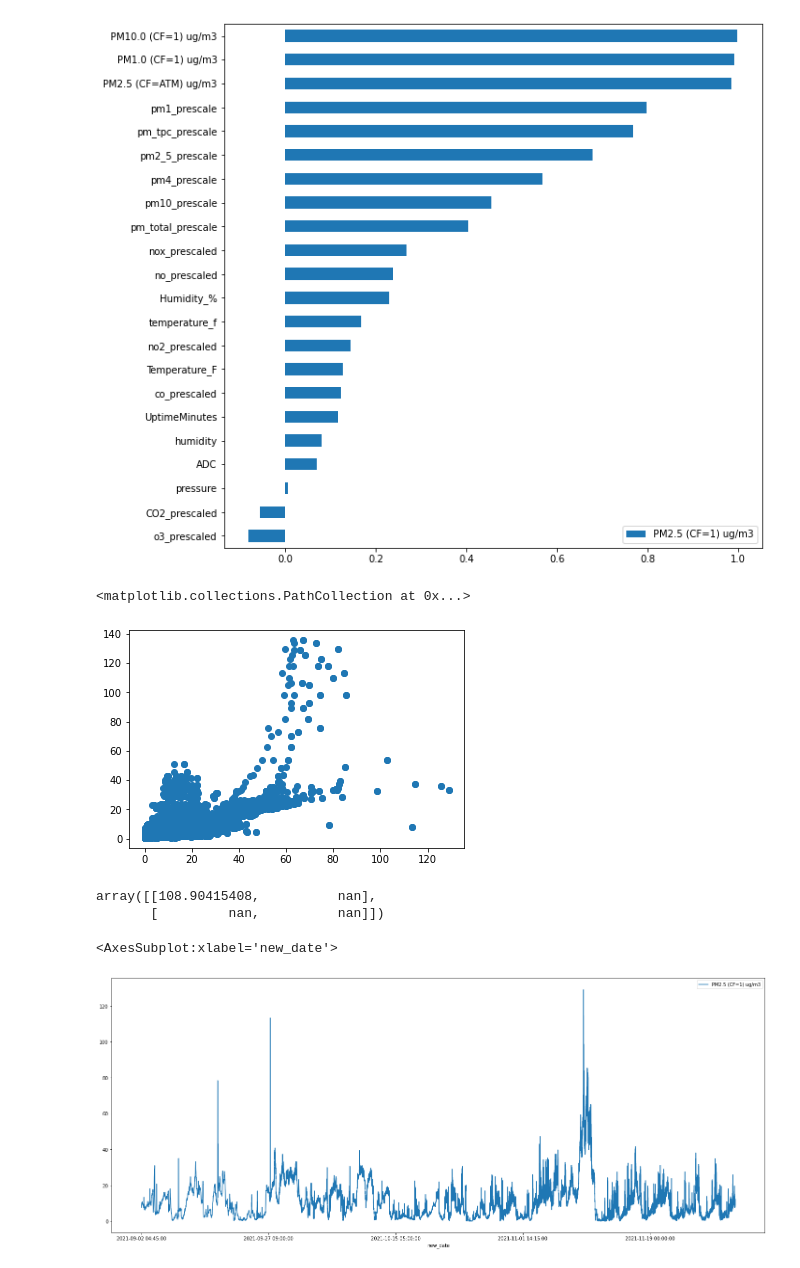
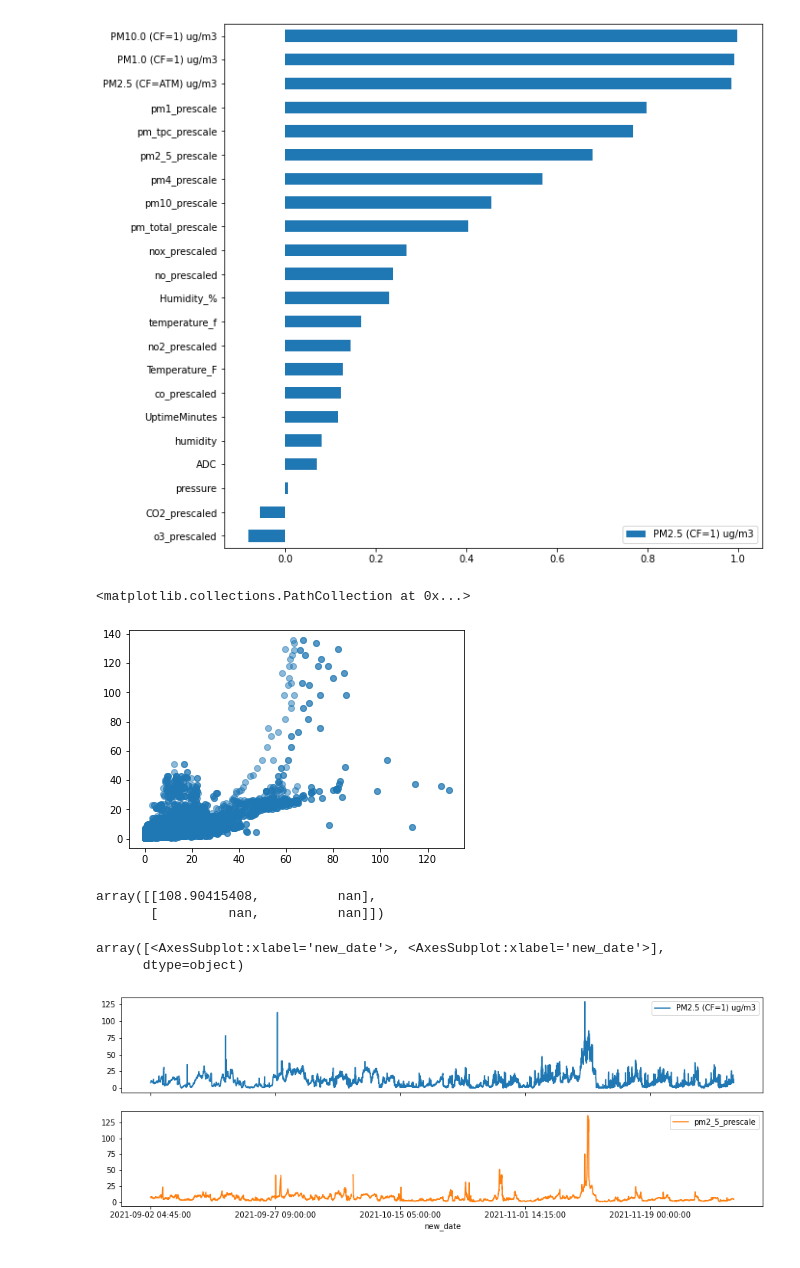
Before and after one commit to mihakim2/2021Fall_finals, a Jupyter notebook: correlations.ipynb, the cells around one changed output. Cells and saved outputs as stored; diff of their text form; code cells hidden in the pictures.

Commit message:
Adding few more test visuals

```diff
--- a/correlations.ipynb
+++ b/correlations.ipynb
@@ -89,8 +71,9 @@ b.drop('PM2.5 (CF=1) ug/m3').plot.barh(ax=ax)
 <AxesSubplot:>
 [figure]
 # %%
-plt.scatter(final_df['PM2.5 (CF=1) ug/m3'], final_df['pm2_5_prescale'])
+#Scatter plot showing correlation between purple air PC 2.5 values and UIUC sensor PM 2.5 values
+plt.scatter(final_df['PM2.5 (CF=1) ug/m3'], final_df['pm2_5_prescale'], alpha = 0.5)
 # %% [output]
 <matplotlib.collections.PathCollection at 0x...>
-[figure, old version]
+[figure, new version]
 # %%
@@ -99,8 +83,10 @@ np.cov(final_df['PM2.5 (CF=1) ug/m3'], final_df['pm2_5_prescale'])
 array([[108.90415408,          nan],
        [         nan,          nan]])
 # %%
+#Variation of PM 2.5 Values from Purple air and UIUC sensor over time
 new_df = final_df.set_index('new_date')
-new_df['PM2.5 (CF=1) ug/m3'].plot(figsize = (25,10), legend = True)
+new_df[['PM2.5 (CF=1) ug/m3', 'pm2_5_prescale']].plot(subplots = True, figsize = (15,5), legend = True)
 # %% [output]
-<AxesSubplot:xlabel='new_date'>
+array([<AxesSubplot:xlabel='new_date'>, <AxesSubplot:xlabel='new_date'>],
+      dtype=object)
-[figure, old version]
+[figure, new version]
```
Also changed, not shown: parts of 13 cells of this notebook.
